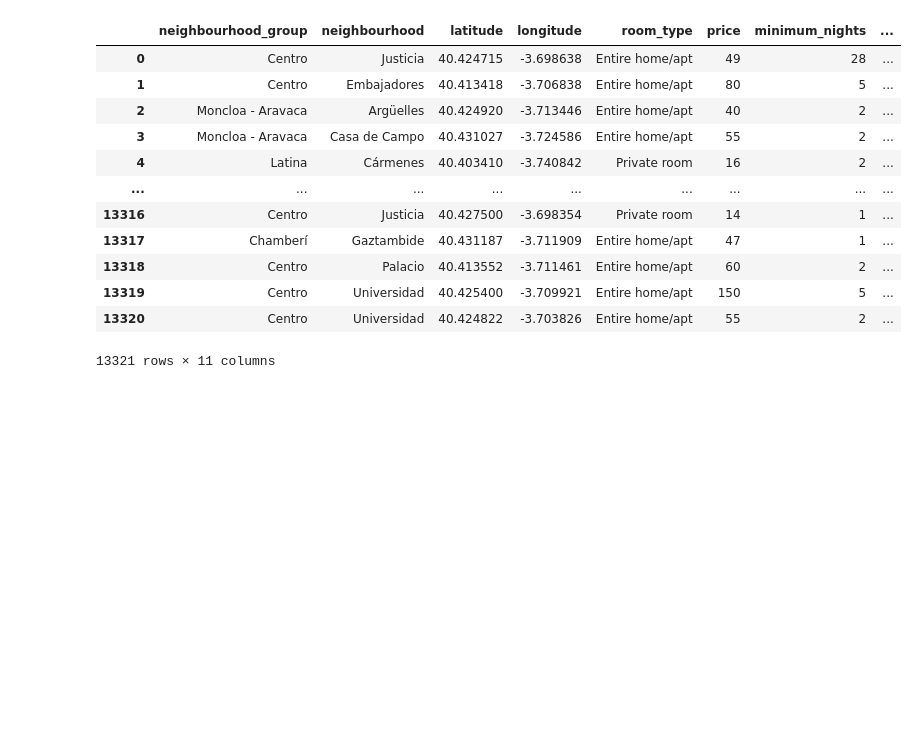
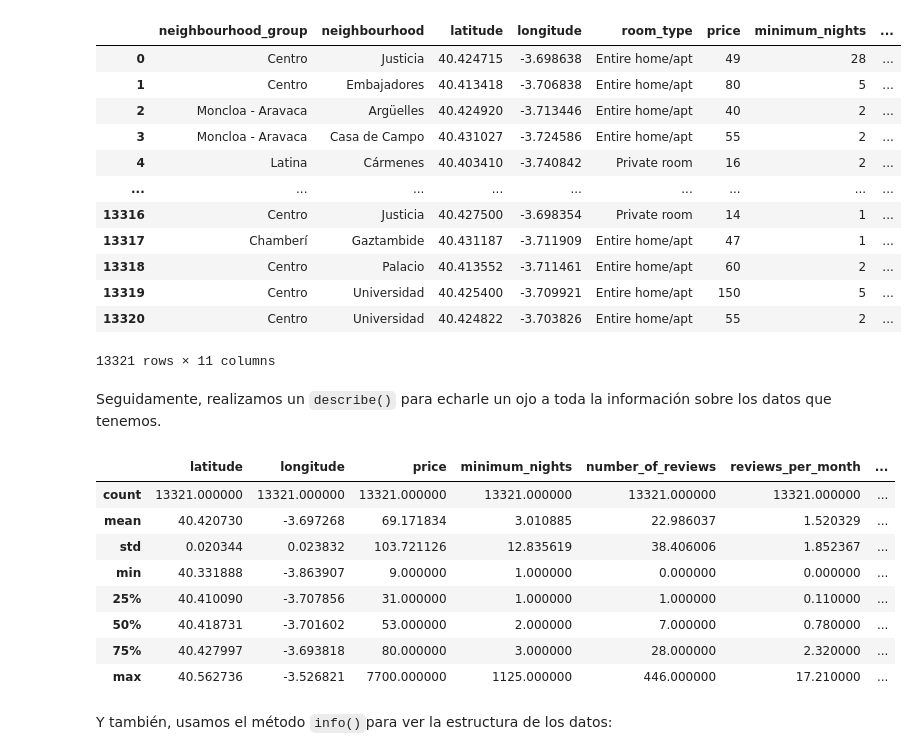
Before and after one commit to frapima/AAI, a Jupyter notebook: projects/module1/tp1/InsideAirBnB.ipynb, the cells around one changed output. Cells and saved outputs as stored; diff of their text form; code cells hidden in the pictures; blank space fills up the shorter version.

```diff
--- a/projects/module1/tp1/InsideAirBnB.ipynb
+++ b/projects/module1/tp1/InsideAirBnB.ipynb
@@ -65,3 +68,19 @@ airbnb
 | 13319 | Centro | Universidad | 40.425400 | -3.709921 | Entire home/apt | 150 | 5 | ... |
 | 13320 | Centro | Universidad | 40.424822 | -3.703826 | Entire home/apt | 55 | 2 | ... |
 13321 rows × 11 columns
+# %% [markdown]
+Seguidamente, realizamos un `describe()` para echarle un ojo a toda la información sobre los datos que tenemos.
+# %%
+airbnb.describe()
+# %% [output]
+|  | latitude | longitude | price | minimum_nights | number_of_reviews | reviews_per_month | ... |
+| count | 13321.000000 | 13321.000000 | 13321.000000 | 13321.000000 | 13321.000000 | 13321.000000 | ... |
+| mean | 40.420730 | -3.697268 | 69.171834 | 3.010885 | 22.986037 | 1.520329 | ... |
+| std | 0.020344 | 0.023832 | 103.721126 | 12.835619 | 38.406006 | 1.852367 | ... |
+| min | 40.331888 | -3.863907 | 9.000000 | 1.000000 | 0.000000 | 0.000000 | ... |
+| 25% | 40.410090 | -3.707856 | 31.000000 | 1.000000 | 1.000000 | 0.110000 | ... |
+| 50% | 40.418731 | -3.701602 | 53.000000 | 2.000000 | 7.000000 | 0.780000 | ... |
+| 75% | 40.427997 | -3.693818 | 80.000000 | 3.000000 | 28.000000 | 2.320000 | ... |
+| max | 40.562736 | -3.526821 | 7700.000000 | 1125.000000 | 446.000000 | 17.210000 | ... |
+# %% [markdown]
+Y también, usamos el método `info()`para ver la estructura de los datos:
```
Also changed, not shown: parts of 24 cells of this notebook, 4 other files.
